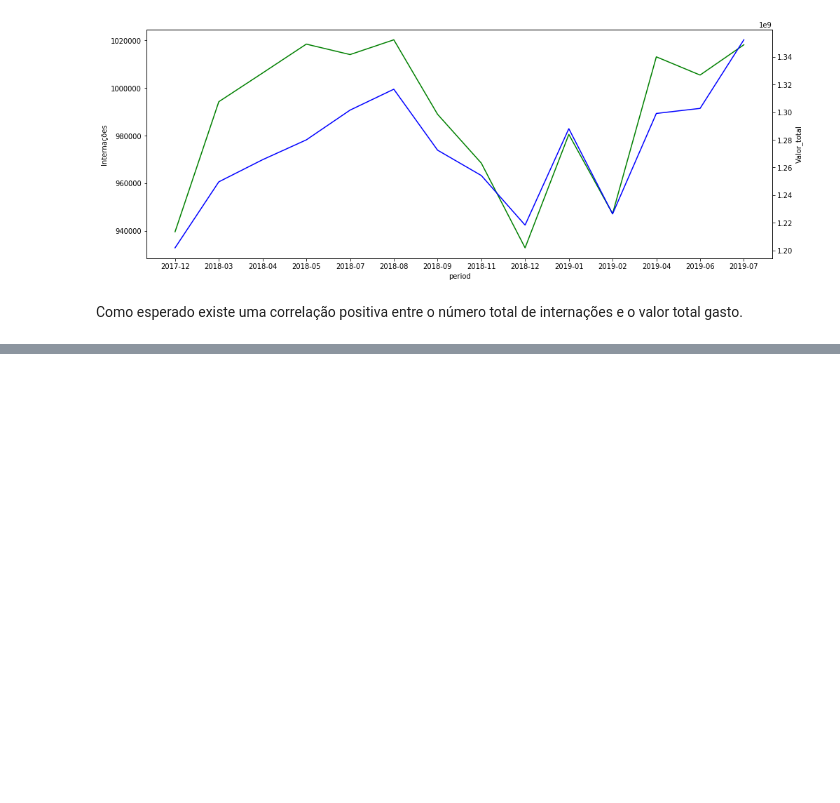
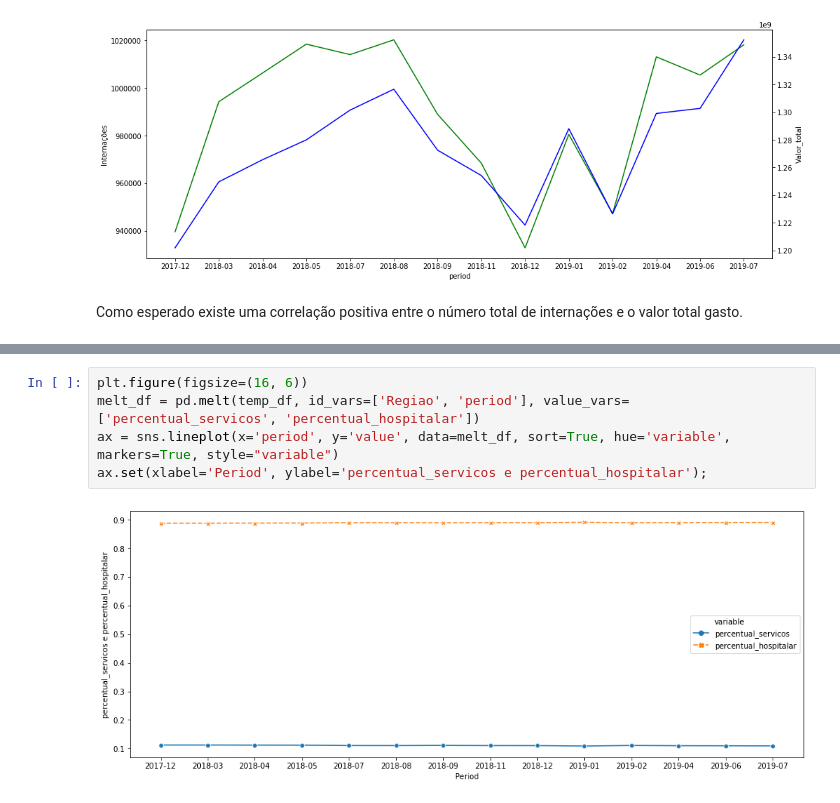
Before and after one commit to leshiota/case_sulamerica, a Jupyter notebook: notebooks/analise.ipynb, the cells around one changed output, grey strips where cells are left out. Cells and saved outputs as stored; diff of their text form; blank space fills up the shorter version.

```diff
--- a/notebooks/analise.ipynb
+++ b/notebooks/analise.ipynb
@@ -153,0 +155,7 @@ A taxa de mortalidade aparentemente vem crescendo levemente. É interessante obs
+# %%
+plt.figure(figsize=(16, 6))
+melt_df = pd.melt(temp_df, id_vars=['Regiao', 'period'], value_vars=['percentual_servicos', 'percentual_hospitalar'])
+ax = sns.lineplot(x='period', y='value', data=melt_df, sort=True, hue='variable', markers=True, style="variable")
+ax.set(xlabel='Period', ylabel='percentual_servicos e percentual_hospitalar');
+# %% [output]
+[figure, added]
```
Also changed, not shown: parts of 14 cells of this notebook, 3 other files.
